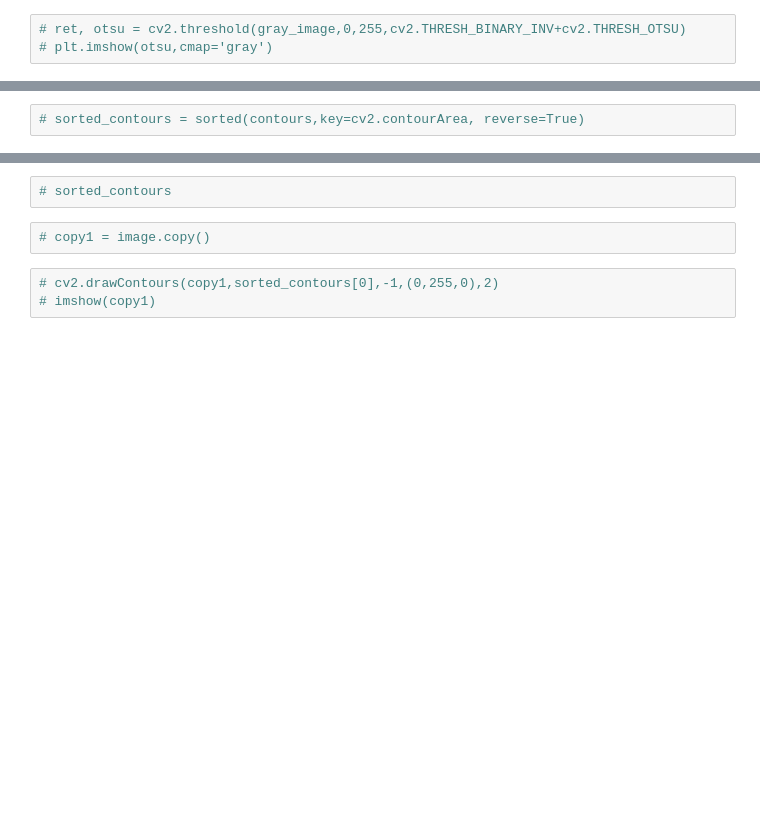
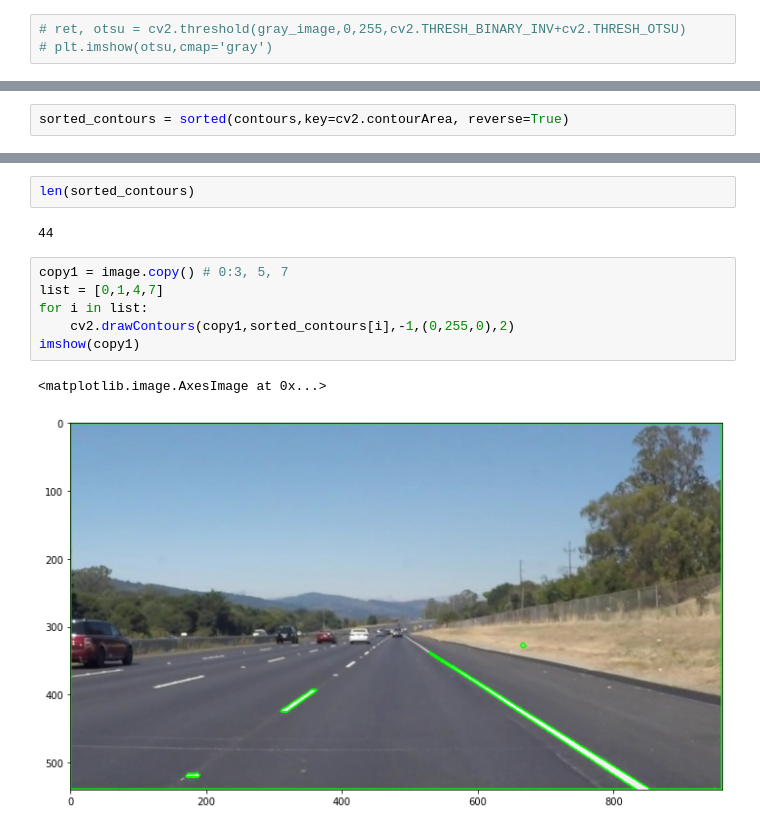
Before and after one commit to fayyoz24/CV_challenge, a Jupyter notebook: try.ipynb, the cells around one changed output, grey strips where cells are left out. Drawn from its saved outputs; the diff is of its cells as text; blank space fills up the shorter version.

```diff
--- a/try.ipynb
+++ b/try.ipynb
@@ -72,2 +75,2 @@ imshow(copy)
 # %%
-# sorted_contours = sorted(contours,key=cv2.contourArea, reverse=True)
+sorted_contours = sorted(contours,key=cv2.contourArea, reverse=True)
@@ -74,7 +97,13 @@ imshow(copy)
 # %%
-# sorted_contours
+len(sorted_contours)
+# %% [output]
+44
-# %%
-# copy1 = image.copy()
 # %%
-# cv2.drawContours(copy1,sorted_contours[0],-1,(0,255,0),2)
-# imshow(copy1)
+copy1 = image.copy() # 0:3, 5, 7
+list = [0,1,4,7]
+for i in list:
+    cv2.drawContours(copy1,sorted_contours[i],-1,(0,255,0),2)
+imshow(copy1)
+# %% [output]
+<matplotlib.image.AxesImage at 0x...>
+[figure, added]
```
Also changed, not shown: parts of 13 cells of this notebook.
